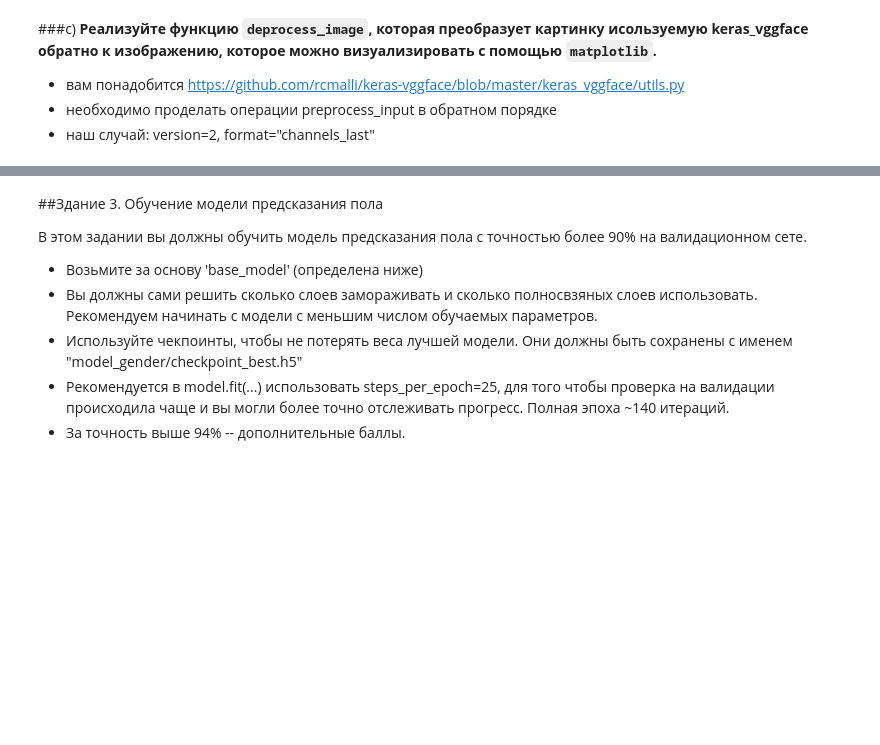
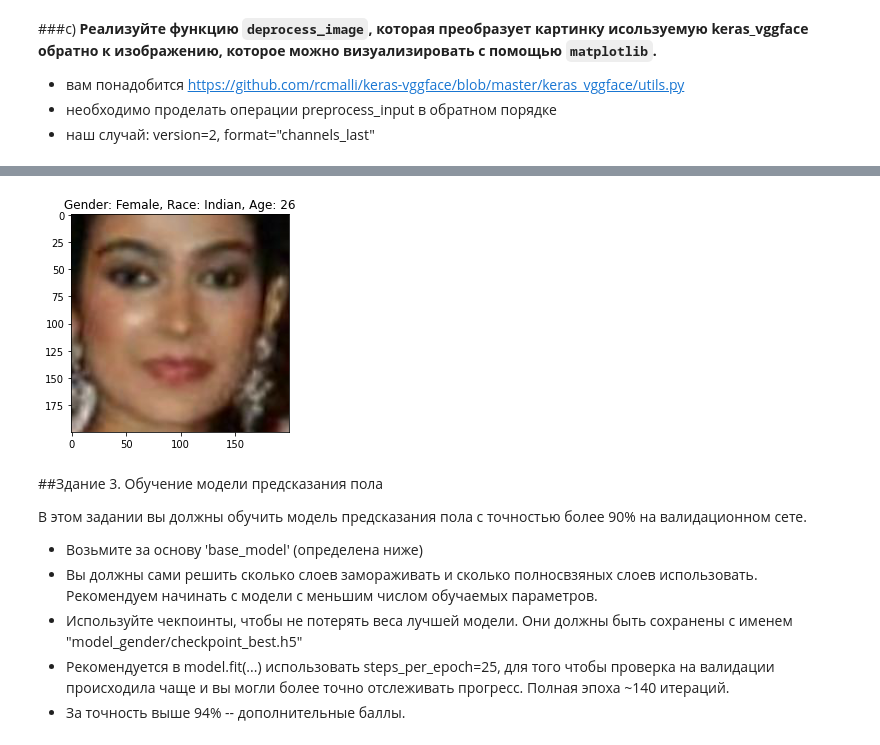
Before and after one commit to vsolodkyi/NeuralNetworks_SkillBox, a Jupyter notebook: module_5/homework_2.ipynb, the cells around one changed output, grey strips where cells are left out. Drawn from its saved outputs; the diff is of its cells as text; code cells hidden in the pictures; blank space fills up the shorter version.

```diff
--- a/module_5/homework_2.ipynb
+++ b/module_5/homework_2.ipynb
@@ -424,3 +442,9 @@ print(gender_mapping[int(sample_labels[5])])
+# %%
+row = df_val.iloc[25, :]
+img = plt.imread(str(data_folder / row["img_name"]))
+show_face(img, row["race"], row["gender"], row["age"])
+# %% [output]
+[figure, added]
 # %% [markdown]
 ##Здание 3. Обучение модели предсказания пола
 
```
Also changed, not shown: parts of 18 cells of this notebook.
